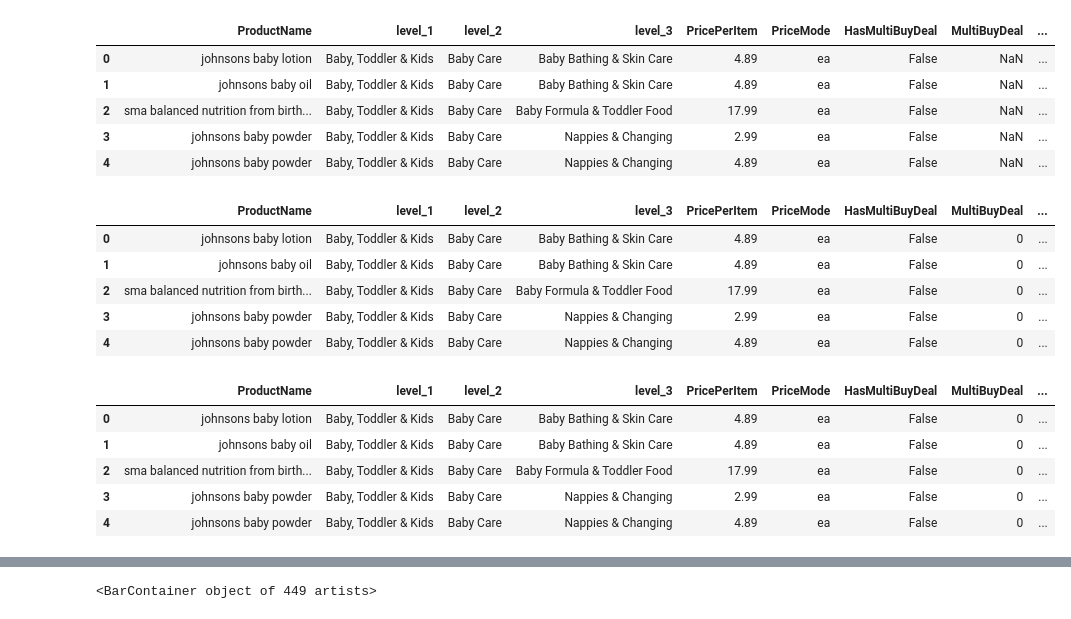
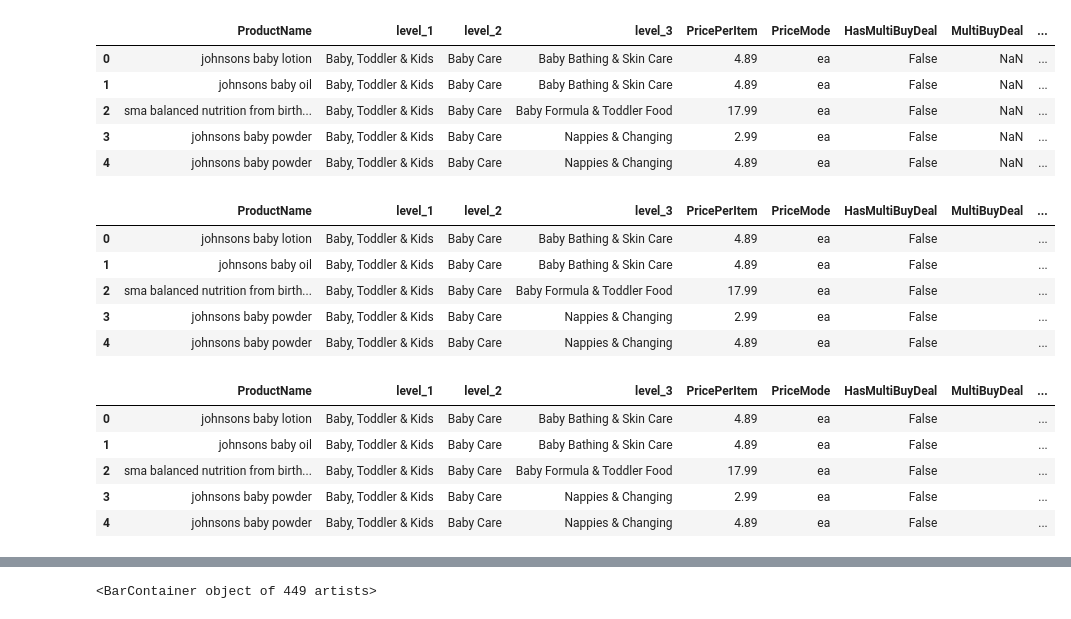
Before and after one commit to lxf44944/babistep_classification, a Jupyter notebook: project/dataexploration.ipynb, the cells around one changed output, grey strips where cells are left out. Cells and saved outputs as stored; diff of their text form; code cells hidden in the pictures.

```diff
--- a/project/dataexploration.ipynb
+++ b/project/dataexploration.ipynb
@@ -33,29 +33,27 @@ df.head(5)
 | 3 | johnsons baby powder | Baby, Toddler & Kids | Baby Care | Nappies & Changing | 2.99 | ea | False | NaN | ... |
 | 4 | johnsons baby powder | Baby, Toddler & Kids | Baby Care | Nappies & Changing | 4.89 | ea | False | NaN | ... |
 # %%
-df["MultiBuyDeal"] = [" ".join(punctuations.sub('', y).lower().split()) if y == y else [] for y in
+df["MultiBuyDeal"] = [" ".join(punctuations.sub('', y).lower().split()) if y == y else " " for y in
                       df["MultiBuyDeal"].tolist()]
-df["MultiBuyDeal"] = [1 if y == "buy for" else (2 if y == "buy for limit assorted" else (
-    3 if y == "limit assorted" else (4 if y == "limit" else 0))) for y in df["MultiBuyDeal"].tolist()]
 df.head(5)
 # %% [output]
 |  | ProductName | level_1 | level_2 | level_3 | PricePerItem | PriceMode | HasMultiBuyDeal | MultiBuyDeal | ... |
-| 0 | johnsons baby lotion | Baby, Toddler & Kids | Baby Care | Baby Bathing & Skin Care | 4.89 | ea | False | 0 | ... |
-| 1 | johnsons baby oil | Baby, Toddler & Kids | Baby Care | Baby Bathing & Skin Care | 4.89 | ea | False | 0 | ... |
-| 2 | sma balanced nutrition from birth... | Baby, Toddler & Kids | Baby Care | Baby Formula & Toddler Food | 17.99 | ea | False | 0 | ... |
-| 3 | johnsons baby powder | Baby, Toddler & Kids | Baby Care | Nappies & Changing | 2.99 | ea | False | 0 | ... |
-| 4 | johnsons baby powder | Baby, Toddler & Kids | Baby Care | Nappies & Changing | 4.89 | ea | False | 0 | ... |
+| 0 | johnsons baby lotion | Baby, Toddler & Kids | Baby Care | Baby Bathing & Skin Care | 4.89 | ea | False |  | ... |
+| 1 | johnsons baby oil | Baby, Toddler & Kids | Baby Care | Baby Bathing & Skin Care | 4.89 | ea | False |  | ... |
+| 2 | sma balanced nutrition from birth... | Baby, Toddler & Kids | Baby Care | Baby Formula & Toddler Food | 17.99 | ea | False |  | ... |
+| 3 | johnsons baby powder | Baby, Toddler & Kids | Baby Care | Nappies & Changing | 2.99 | ea | False |  | ... |
+| 4 | johnsons baby powder | Baby, Toddler & Kids | Baby Care | Nappies & Changing | 4.89 | ea | False |  | ... |
 # %%
-df["PromoBadgeImageLabel"] = [punctuations.sub('', z).lower().split() if z == z else [] for z in
+df["PromoBadgeImageLabel"] = [" ".join(punctuations.sub('', z).lower().split()) if z == z else " " for z in
                               df["PromoBadgeImageLabel"].tolist()]
 df.head(5)
 # %% [output]
 |  | ProductName | level_1 | level_2 | level_3 | PricePerItem | PriceMode | HasMultiBuyDeal | MultiBuyDeal | ... |
-| 0 | johnsons baby lotion | Baby, Toddler & Kids | Baby Care | Baby Bathing & Skin Care | 4.89 | ea | False | 0 | ... |
-| 1 | johnsons baby oil | Baby, Toddler & Kids | Baby Care | Baby Bathing & Skin Care | 4.89 | ea | False | 0 | ... |
-| 2 | sma balanced nutrition from birth... | Baby, Toddler & Kids | Baby Care | Baby Formula & Toddler Food | 17.99 | ea | False | 0 | ... |
-| 3 | johnsons baby powder | Baby, Toddler & Kids | Baby Care | Nappies & Changing | 2.99 | ea | False | 0 | ... |
-| 4 | johnsons baby powder | Baby, Toddler & Kids | Baby Care | Nappies & Changing | 4.89 | ea | False | 0 | ... |
+| 0 | johnsons baby lotion | Baby, Toddler & Kids | Baby Care | Baby Bathing & Skin Care | 4.89 | ea | False |  | ... |
+| 1 | johnsons baby oil | Baby, Toddler & Kids | Baby Care | Baby Bathing & Skin Care | 4.89 | ea | False |  | ... |
+| 2 | sma balanced nutrition from birth... | Baby, Toddler & Kids | Baby Care | Baby Formula & Toddler Food | 17.99 | ea | False |  | ... |
+| 3 | johnsons baby powder | Baby, Toddler & Kids | Baby Care | Nappies & Changing | 2.99 | ea | False |  | ... |
+| 4 | johnsons baby powder | Baby, Toddler & Kids | Baby Care | Nappies & Changing | 4.89 | ea | False |  | ... |
 # %%
 df["MultiBuyPrice"].fillna(0, inplace=True)
 df["MultiBuyQuantity"].fillna(0, inplace=True)
```
Also changed, not shown: parts of 6 cells of this notebook.
